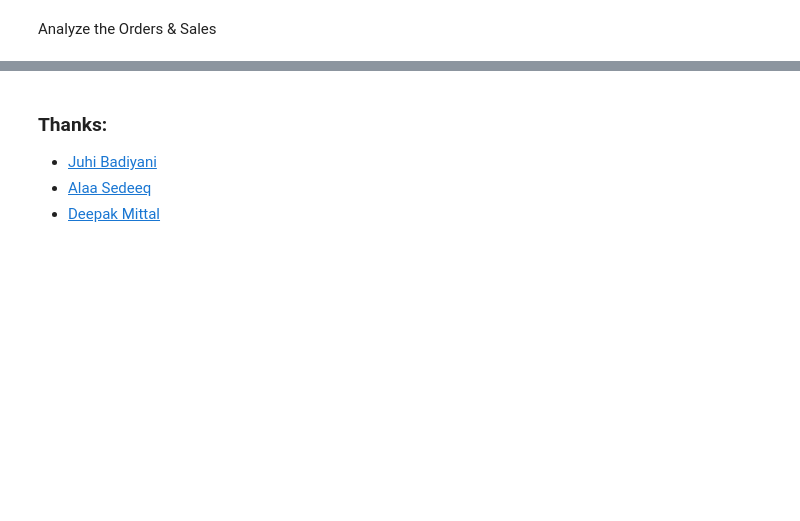
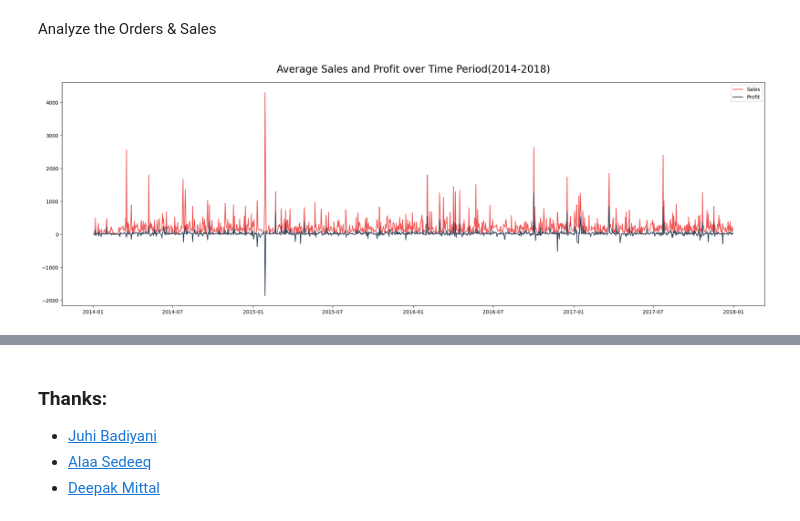
Before and after one commit to pouyaneh/Superstore-Sales, a Jupyter notebook: code.ipynb, the cells around one changed output, grey strips where cells are left out. Saved outputs shown, nothing was run; the diff lists cells and outputs as text; code cells hidden in the pictures; blank space fills up the shorter version.

Commit message:
time

```diff
--- a/code.ipynb
+++ b/code.ipynb
@@ -430,3 +430,22 @@ Profitability:
 Similarly, the Consumer segment has the highest total profit, but the Home Office segment achieves greater average profit per transaction. This indicates that the products or services sold to home office customers are more profitable on average.
 # %% [markdown]
 Analyze the Orders & Sales
+# %%
+df_time = df[['Order Date', 'Segment', 'Sales', 'Quantity', 'Discount', 'Profit']].copy()
+df_time['Month'] = df_time['Order Date'].dt.month
+df_time['Year'] = df_time['Order Date'].dt.year
+# %%
+df_line = df_time[['Order Date','Sales','Profit']].sort_values('Order Date')
+df_line['Order Date'] = pd.to_datetime(df_line['Order Date'])
+df_line = df_line.groupby('Order Date').mean()
+
+
+plt.figure(figsize=[25,8])
+plt.plot(df_line.index, 'Sales', data=df_line, color='#F05454')
+plt.plot(df_line.index, 'Profit', data=df_line, color='#30475E')
+plt.title("Average Sales and Profit over Time Period(2014-2018)", size=20, pad=20)
+
+plt.legend()
+plt.show()
+# %% [output]
+[figure, added]
```
Also changed, not shown: parts of 4 cells of this notebook.
